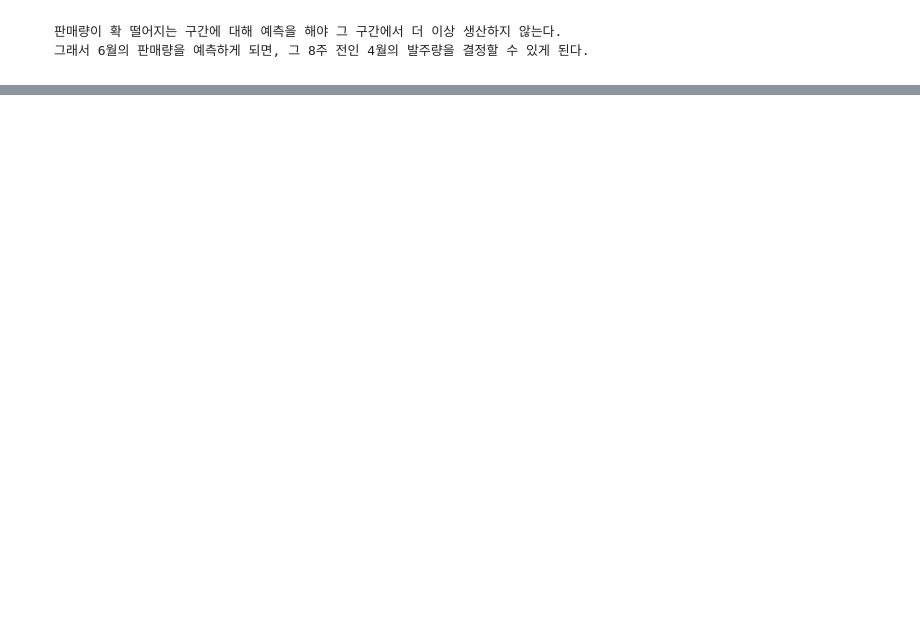
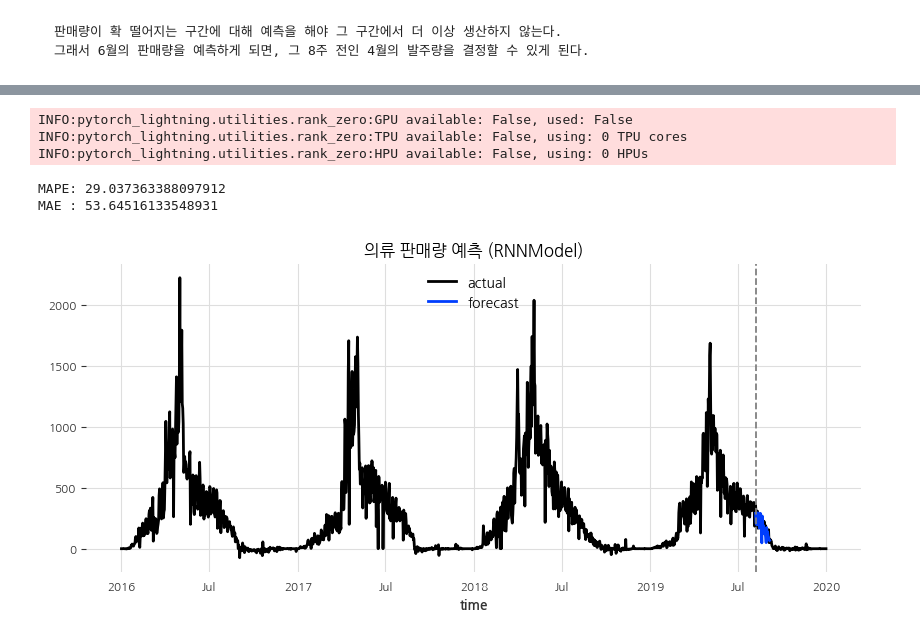
Before and after one commit to RJ-Stony/ML_protfoilo, a Jupyter notebook: 1. 의류 판매량 예측 모델링/1. 의류 판매량 예측 모델링.ipynb, the cells around one changed output, grey strips where cells are left out. Drawn from its saved outputs; the diff is of its cells as text; code cells hidden in the pictures; blank space fills up the shorter version.

Commit message:
feat: implement RNN-based time series forecasting model with Darts

```diff
--- a/1. 의류 판매량 예측 모델링/1. 의류 판매량 예측 모델링.ipynb
+++ b/1. 의류 판매량 예측 모델링/1. 의류 판매량 예측 모델링.ipynb
@@ -334,0 +348,33 @@ plt.show()
+# %%
+# 학습/검증 데이터 분리
+train_size = int(len(series) * 0.9)
+train, val = series[:train_size], series[train_size:]
+
+# 스케일링
+scaler = Scaler()
+train_scaled = scaler.fit_transform(train)
+val_scaled = scaler.transform(val)
+# %%
+# RNN 기반 예측 모델 정의 (현대식 DeepAR 스타일)
+model = RNNModel(
+    model="LSTM",                 # GluonTS의 cell_type='lstm'
+    input_chunk_length=30,        # context_length=30
+    training_length=60,           # input_chunk_length + 예측 길이 정도
+    hidden_dim=40,                # num_cells=40
+    n_rnn_layers=4,               # num_layers=4
+    dropout=0.1,                  # GluonTS 기본 0.1
+    batch_size=64,                # num_batches_per_epoch=80 과 유사한 효과
+    n_epochs=30,                  # epochs=30
+    optimizer_kwargs={"lr": 1e-3},# learning_rate=1e-3
+    likelihood=GaussianLikelihood(),  # 확률적 예측
+    random_state=42,
+    force_reset=True,
+    pl_trainer_kwargs={
+        "accelerator": "auto",           # GPU 자동
+        "enable_checkpointing": False,
+        "logger": False
+    }
+)
+# %%
+# 모델 학습
+model.fit(train_scaled, verbose=True)
@@ -334,0 +404,25 @@ plt.show()
+# %%
+forecast_scaled = model.predict(n=30, series=train_scaled)
+forecast = scaler.inverse_transform(forecast_scaled)
+# %% [output]
+INFO:pytorch_lightning.utilities.rank_zero:GPU available: False, used: False
+INFO:pytorch_lightning.utilities.rank_zero:TPU available: False, using: 0 TPU cores
+INFO:pytorch_lightning.utilities.rank_zero:HPU available: False, using: 0 HPUs
+# %%
+# 모델 평가
+print("MAPE:", mape(val, forecast))
+print("MAE :", mae(val, forecast))
+# %% [output]
+MAPE: 29.037363388097912
+MAE : 53.64516133548931
+# %%
+# 시각화
+plt.figure(figsize=(10, 4))
+series.plot(label="actual")
+forecast.plot(label="forecast")
+plt.axvline(series.time_index[train_size], color="gray", linestyle="--")
+plt.title("의류 판매량 예측 (RNNModel)")
+plt.legend()
+plt.show()
+# %% [output]
+[figure, added]
```
Also changed, not shown: parts of 10 cells of this notebook.
